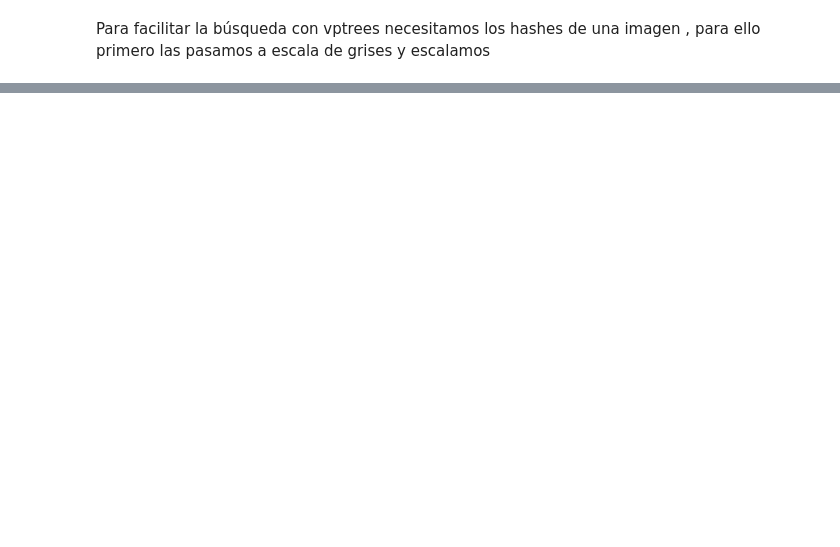
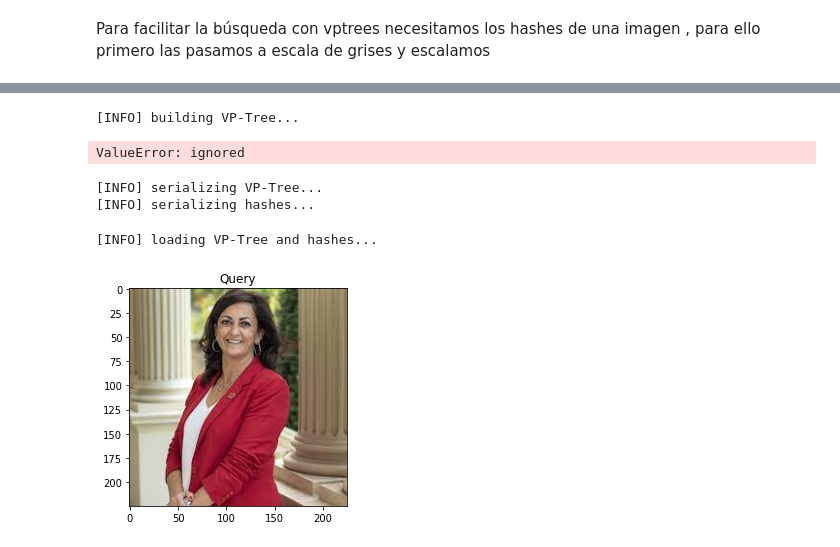
Before and after one commit to IA2021UR/trabajo-ia-en-la-comunidad-de-la-rioja-equipo-1, a Jupyter notebook: VptreesPRUEBA.ipynb, the cells around one changed output, grey strips where cells are left out. Cells and saved outputs as stored; diff of their text form; code cells hidden in the pictures; blank space fills up the shorter version.

```diff
--- a/VptreesPRUEBA.ipynb
+++ b/VptreesPRUEBA.ipynb
@@ -101 +106,10 @@ Successfully installed vptree-1.2
+# %%
+#Mostrar Una imagen
+def plt_imshow(title, image):
+	# convert the image frame BGR to RGB color space and display it
+	image = cv2.cvtColor(image, cv2.COLOR_BGR2RGB)
+	plt.imshow(image)
+	plt.title(title)
+	plt.grid(False)
+	plt.show()
 # %%
@@ -143,0 +176,60 @@ ModuleNotFoundError: ignored
+# %%
+# build the VP-Tree
+print("[INFO] building VP-Tree...")
+points = list(hashes.keys())
+tree = vptree.VPTree(points, hamming)
+# %% [output]
+[INFO] building VP-Tree...
+ValueError: ignored
+# %%
+# serialize the VP-Tree to disk
+print("[INFO] serializing VP-Tree...")
+f = open(args["tree"], "wb")
+f.write(pickle.dumps(tree))
+f.close()
+
+# serialize the hashes to dictionary
+print("[INFO] serializing hashes...")
+f = open(args["hashes"], "wb")
+f.write(pickle.dumps(hashes))
+f.close()
+# %% [output]
+[INFO] serializing VP-Tree...
+[INFO] serializing hashes...
+# %%
+# construct the argument parser and parse the arguments
+# ap = argparse.ArgumentParser()
+# ap.add_argument("-t", "--tree", required=True, type=str,
+# 	help="path to pre-constructed VP-Tree")
+# ap.add_argument("-a", "--hashes", required=True, type=str,
+# 	help="path to hashes dictionary")
+# ap.add_argument("-q", "--query", required=True, type=str,
+# 	help="path to input query image")
+# ap.add_argument("-d", "--distance", type=int, default=10,
+# 	help="maximum hamming distance")
+# args = vars(ap.parse_args())
+
+# since we are using Jupyter Notebooks we can replace our argument
+# parsing code with *hard coded* arguments and values
+args = {
+    "tree": "vptree.pickle",
+    "hashes": "hashes.pickle",
+    "query": "queries/2.jfif",
+    "distance": 10
+}
+# %%
+# load the VP-Tree and hashes dictionary
+print("[INFO] loading VP-Tree and hashes...")
+tree = pickle.loads(open(args["tree"], "rb").read())
+hashes = pickle.loads(open(args["hashes"], "rb").read())
+
+# load the input query image
+image = cv2.imread(args["query"])
+plt_imshow("Query", image)
+
+# compute the hash for the query image, then convert it
+queryHash = dhash(image)
+queryHash = convert_hash(queryHash)
+# %% [output]
+[INFO] loading VP-Tree and hashes...
+[figure, added]
```
Also changed, not shown: parts of 12 cells of this notebook.
